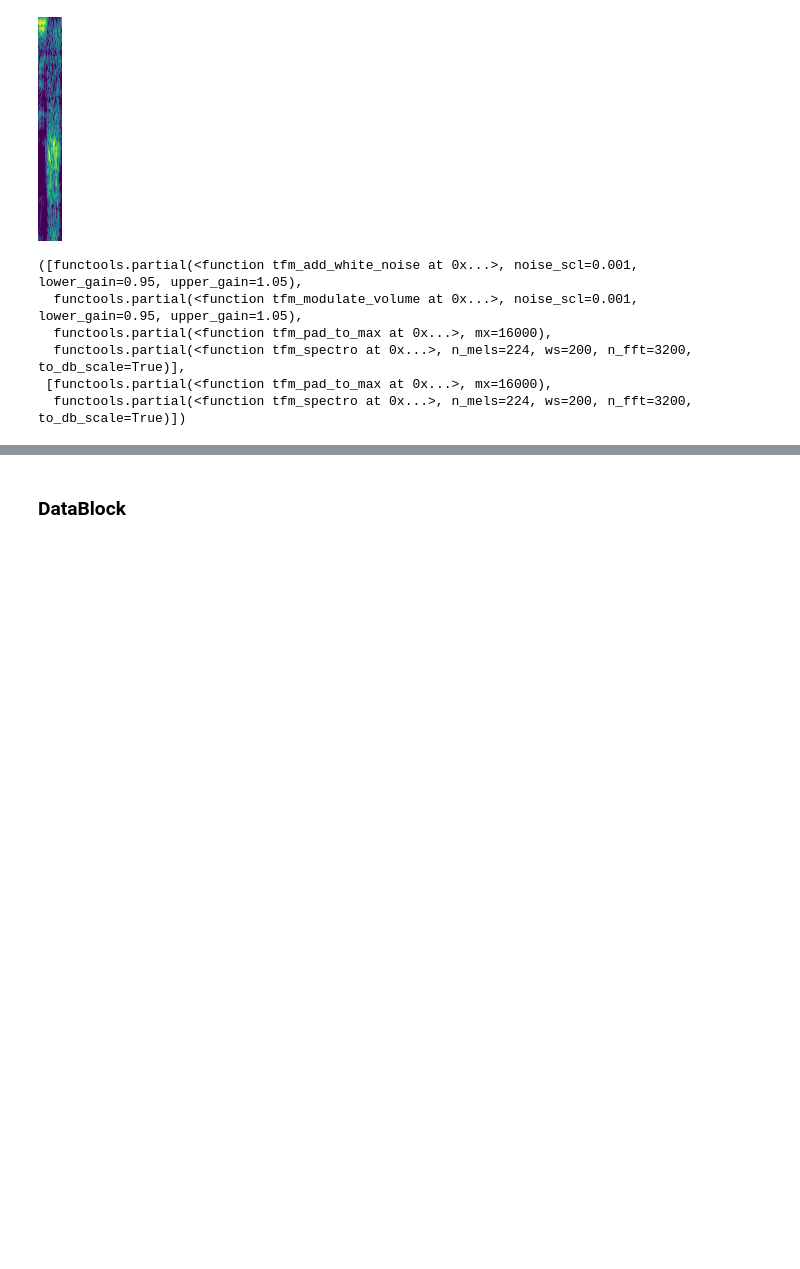
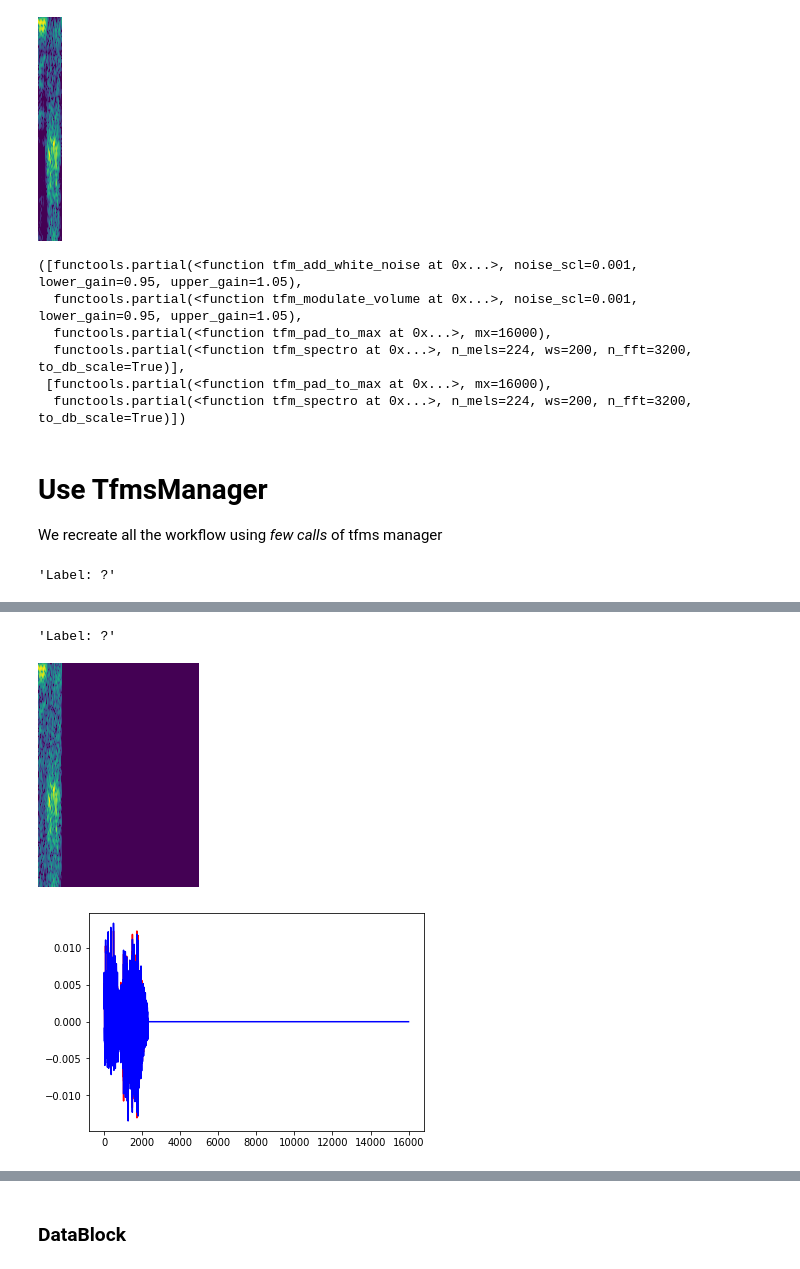
Before and after one commit to fastaudio/fastai_audio, a Jupyter notebook: example_single_spectrogram_classificaiton.ipynb, the cells around one changed output, grey strips where cells are left out. Saved outputs shown, nothing was run; the diff lists cells and outputs as text; code cells hidden in the pictures; blank space fills up the shorter version.

```diff
--- a/example_single_spectrogram_classificaiton.ipynb
+++ b/example_single_spectrogram_classificaiton.ipynb
@@ -466,3 +442,6 @@ tfms
   functools.partial(<function tfm_spectro at 0x...>, n_mels=224, ws=200, n_fft=3200, to_db_scale=True)],
  [functools.partial(<function tfm_pad_to_max at 0x...>, mx=16000),
   functools.partial(<function tfm_spectro at 0x...>, n_mels=224, ws=200, n_fft=3200, to_db_scale=True)])
+# %% [markdown]
+# Use TfmsManager
+We recreate all the workflow using *few calls* of tfms manager
@@ -468,0 +459,4 @@ tfms
+# %%
+tm.try_train_tfms(ads[1]);
+# %% [output]
+'Label: ?'
@@ -468,0 +465,3 @@ tfms
+'Label: ?'
+[figure, added]
+[figure, added]
```
Also changed, not shown: parts of 11 cells of this notebook.
